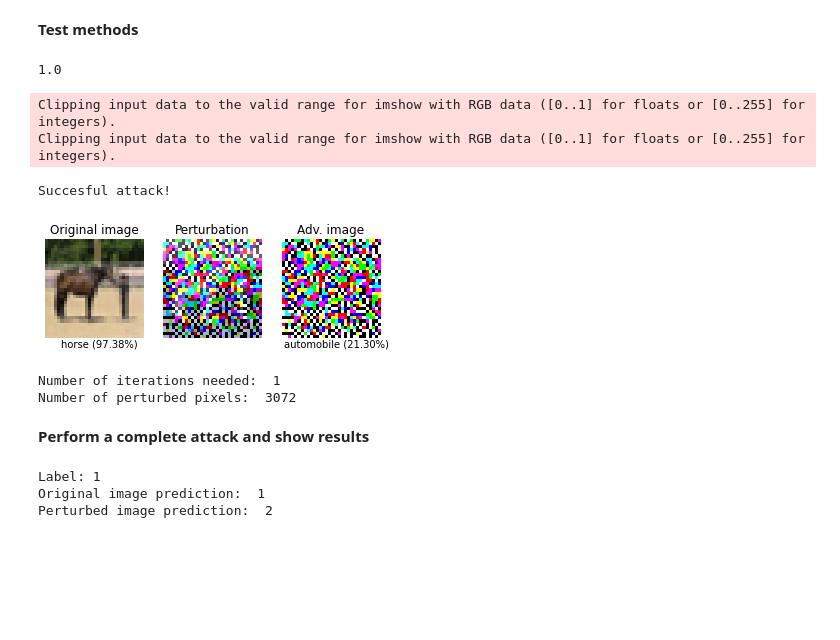
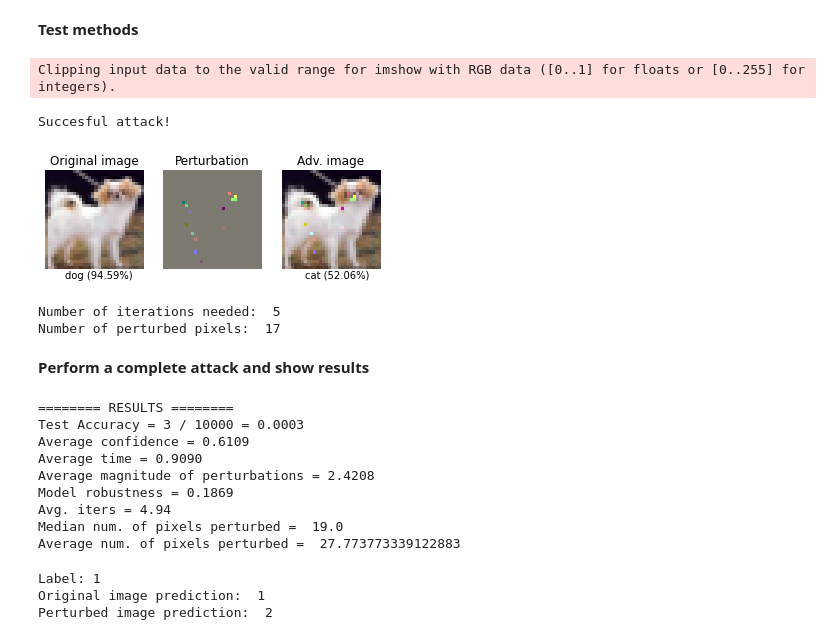
Before and after one commit to pabloac31/TFG, a Jupyter notebook: cifar10_experiments.ipynb, the cells around one changed output. Cells and saved outputs as stored; diff of their text form; code cells hidden in the pictures; blank space fills up the shorter version.

```diff
--- a/cifar10_experiments.ipynb
+++ b/cifar10_experiments.ipynb
@@ -72,18 +74,26 @@ params_sparsefool = {'delta': 255, 'lambda_': 3.0, 'max_iter': 50, 'epsilon': 0.
 **Test methods**
 # %%
 image, label = next(iter(adv_loader))
-test_method(mobnet, device, image, label, method='sparsefool', params=params_sparsefool)
+test_method(resnet, device, image, label, method='sparsefool', params=params_sparsefool)
 # %% [output]
-1.0
+Clipping input data to the valid range for imshow with RGB data ([0..1] for floats or [0..255] for integers).
-Clipping input data to the valid range for imshow with RGB data ([0..1] for floats or [0..255] for integers).
-Clipping input data to the valid range for imshow with RGB data ([0..1] for floats or [0..255] for integers).
+Succesful attack!
+[figure, new version]
-Succesful attack!
+Number of iterations needed:  5
+Number of perturbed pixels:  17
-[figure, old version]
-Number of iterations needed:  1
-Number of perturbed pixels:  3072
 # %% [markdown]
 **Perform a complete attack and show results**
 # %%
 #params = {'target_label': None, 'iters': 10, 'pop_size': 100, 'verbose': True}
 
-adv_examples = attack_model(resnet, device, adv_loader, 'sparsefool', params_sparsefool, iters=100)
+adv_examples = attack_model(resnet, device, adv_loader, 'sparsefool', params_sparsefool)
+# %% [output]
+======== RESULTS ========
+Test Accuracy = 3 / 10000 = 0.0003
+Average confidence = 0.6109
+Average time = 0.9090
+Average magnitude of perturbations = 2.4208
+Model robustness = 0.1869
+Avg. iters = 4.94
+Median num. of pixels perturbed =  19.0
+Average num. of pixels perturbed =  27.773773339122883
```
Also changed, not shown: parts of 5 cells of this notebook.
